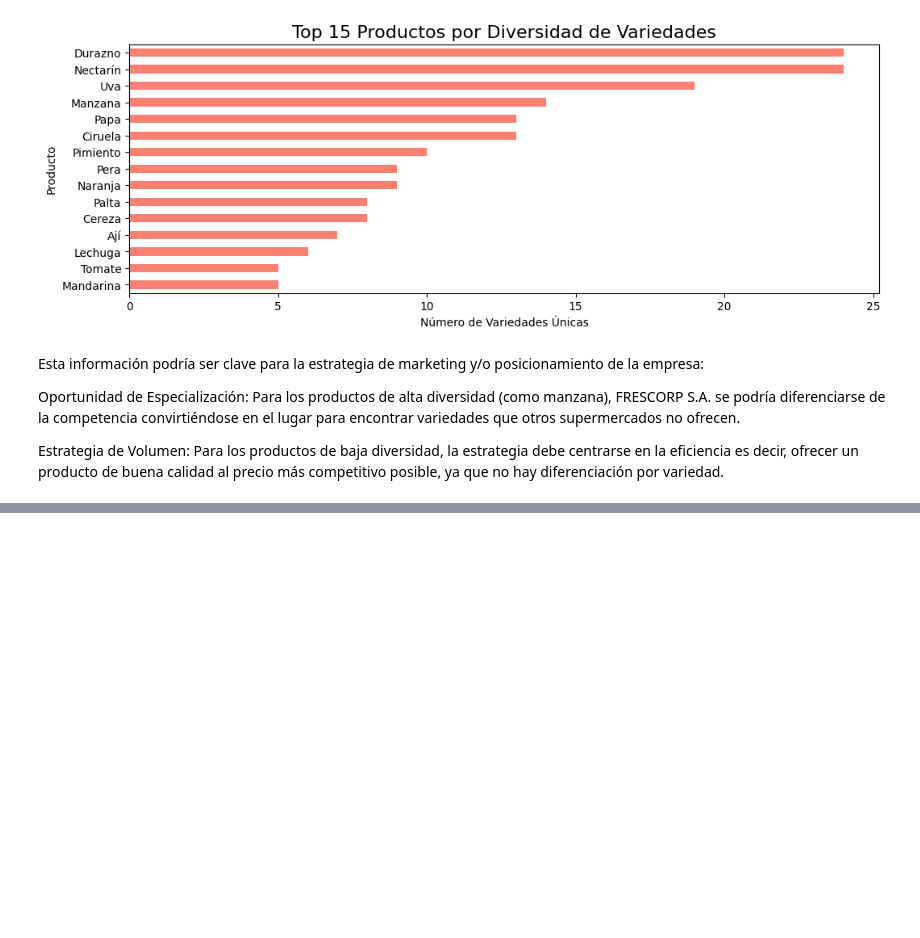
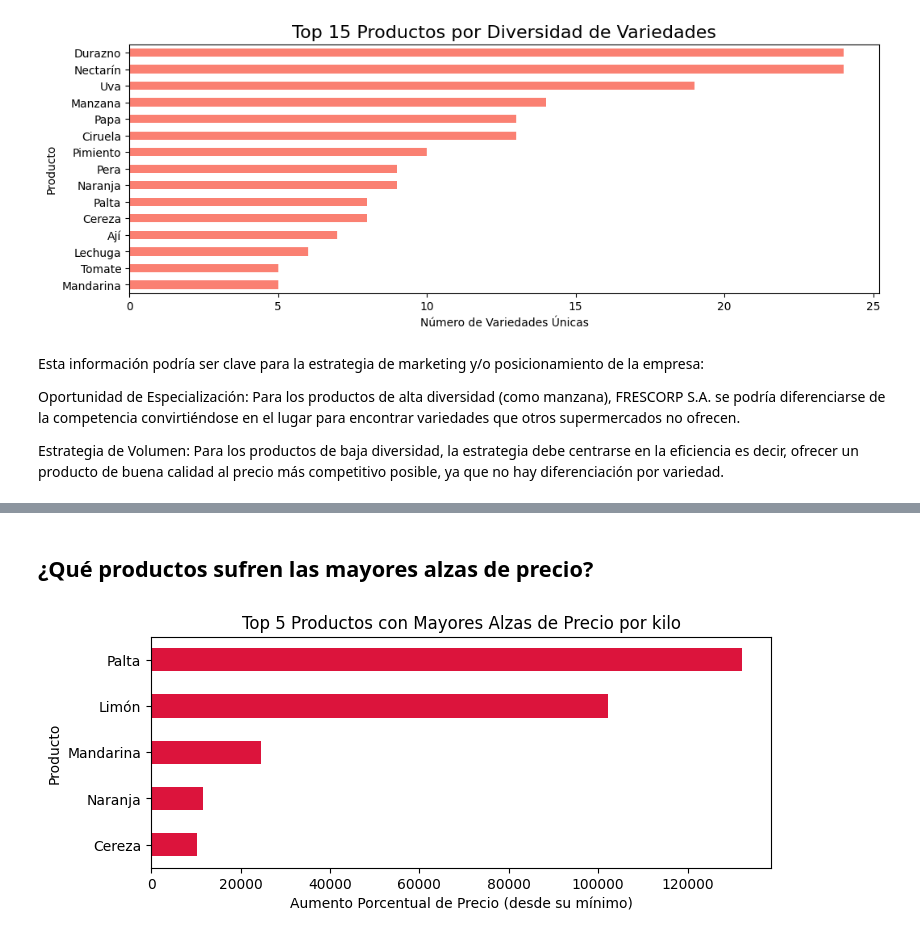
Before and after one commit to Ricardouchub/Analisis-Estrategico-de-Precios, a Jupyter notebook: Análisis Estratégico de Precios Mayoristas para el Sector Retail de Frutas y Hortalizas.ipynb, the cells around one changed output, grey strips where cells are left out. Drawn from its saved outputs; the diff is of its cells as text; code cells hidden in the pictures; blank space fills up the shorter version.

```diff
--- a/Análisis Estratégico de Precios Mayoristas para el Sector Retail de Frutas y Hortalizas.ipynb
+++ b/Análisis Estratégico de Precios Mayoristas para el Sector Retail de Frutas y Hortalizas.ipynb
@@ -822,0 +902,25 @@ Estrategia de Volumen: Para los productos de baja diversidad, la estrategia debe
+# %% [markdown]
+## ¿Qué productos sufren las mayores alzas de precio?
+# %%
+# Filtramos por productos que se venden por kilo
+df_kg = df1[df1['precio_por_kg'].notna()]
+
+# Agrupamos por producto y encontramos el precio mínimo y máximo registrado
+rango_precios = df_kg.groupby('producto')['precio_por_kg'].agg(['min', 'max'])
+
+# Calculamos el alza de precio en porcentaje
+# Fórmula: ((Precio Máximo - Precio Mínimo) / Precio Mínimo) * 100
+rango_precios['alza_porcentaje'] = ((rango_precios['max'] - rango_precios['min']) / rango_precios['min']) * 100
+
+# Ordenamos para ver los productos con mayores alzas primero
+mayores_alzas = rango_precios.sort_values(by='alza_porcentaje', ascending=False)
+
+# --- Visualización ---
+plt.figure(figsize=(8, 3))
+mayores_alzas['alza_porcentaje'].head(5).sort_values().plot(kind='barh', color='crimson')
+plt.title('Top 5 Productos con Mayores Alzas de Precio por kilo', fontsize=12)
+plt.xlabel('Aumento Porcentual de Precio (desde su mínimo)')
+plt.ylabel('Producto')
+plt.show()
+# %% [output]
+[figure, added]
```
Also changed, not shown: parts of 10 cells of this notebook.
